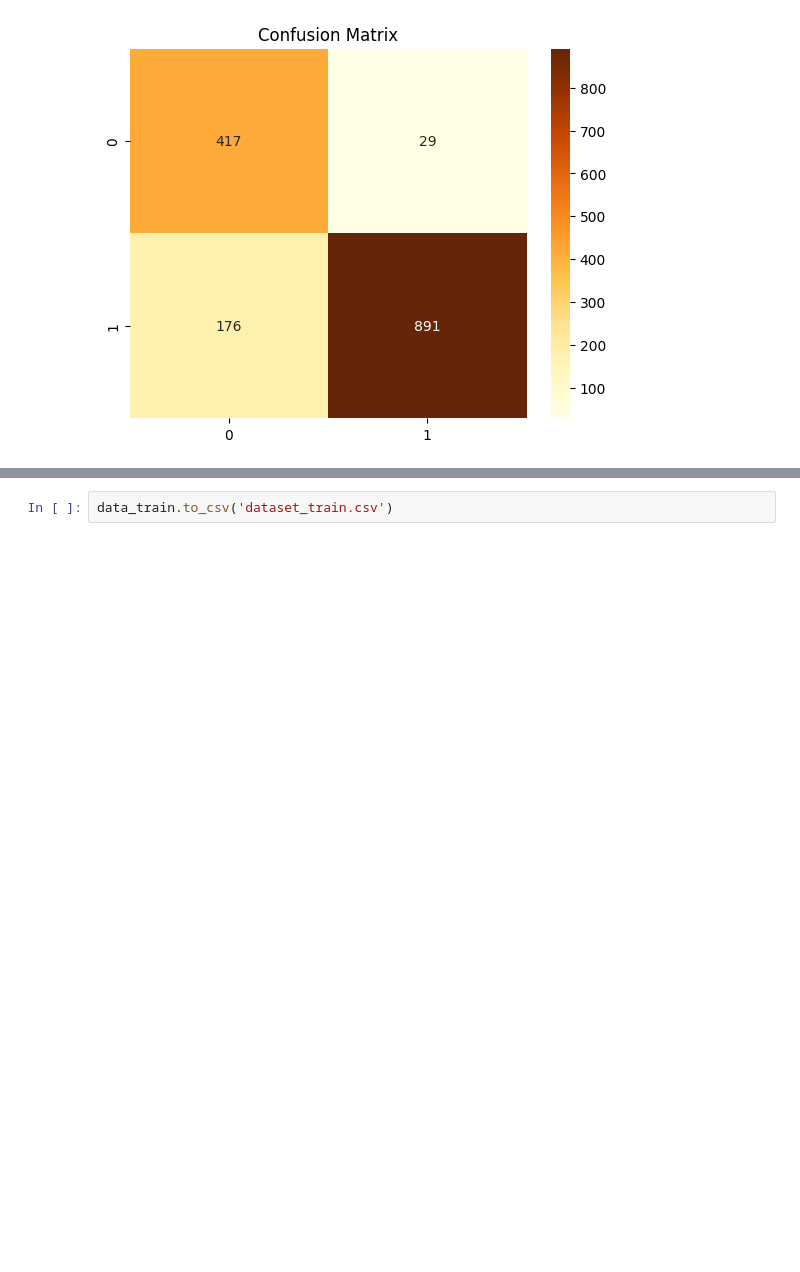
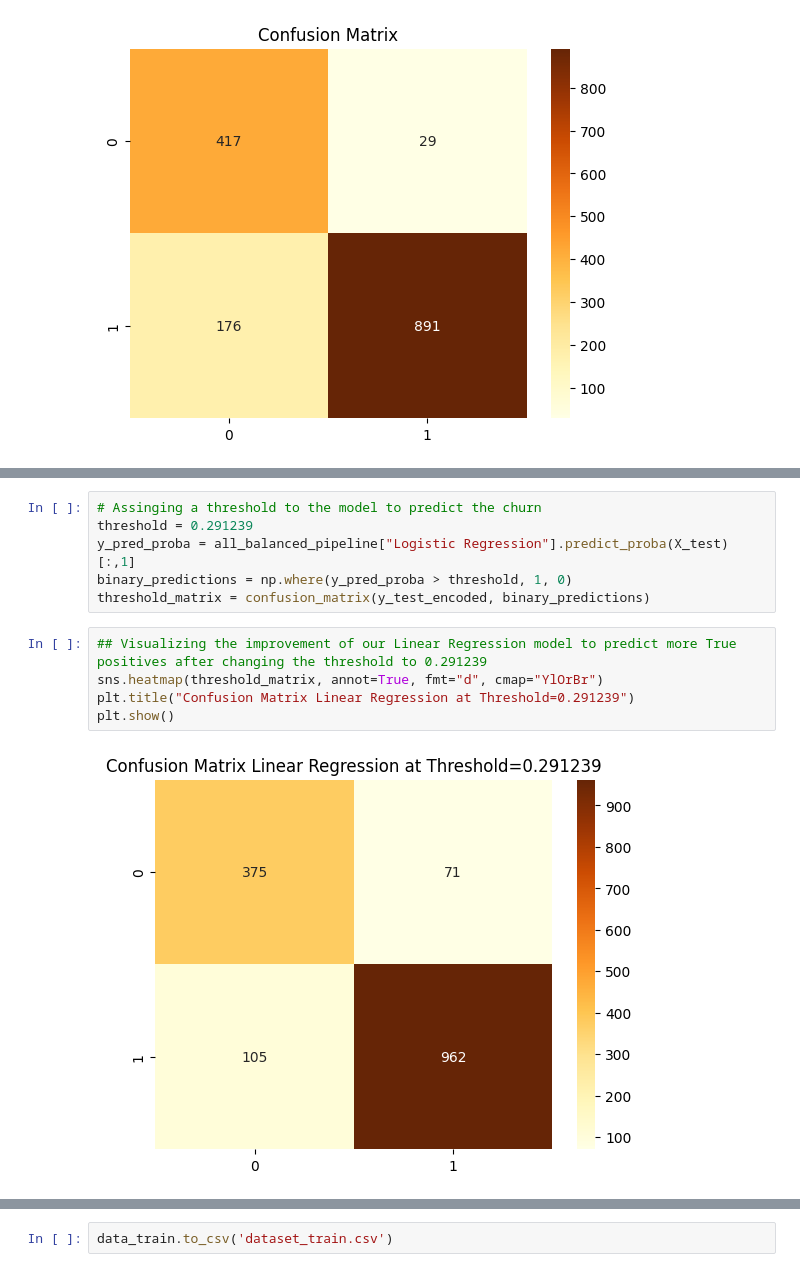
Before and after one commit to Marlon-were/Customer_Churn_Analysis, a Jupyter notebook: churn.ipynb, the cells around one changed output, grey strips where cells are left out. Drawn from its saved outputs; the diff is of its cells as text; blank space fills up the shorter version.

Commit message:
modified the churn notebook

```diff
--- a/churn.ipynb
+++ b/churn.ipynb
@@ -1133,0 +1152,13 @@ plt.show()
+# %%
+# Assinging a threshold to the model to predict the churn
+threshold = 0.291239
+y_pred_proba = all_balanced_pipeline["Logistic Regression"].predict_proba(X_test)[:,1]
+binary_predictions = np.where(y_pred_proba > threshold, 1, 0)
+threshold_matrix = confusion_matrix(y_test_encoded, binary_predictions)
+# %%
+## Visualizing the improvement of our Linear Regression model to predict more True positives after changing the threshold to 0.291239
+sns.heatmap(threshold_matrix, annot=True, fmt="d", cmap="YlOrBr")
+plt.title("Confusion Matrix Linear Regression at Threshold=0.291239")
+plt.show()
+# %% [output]
+[figure, added]
```
Also changed, not shown: parts of 14 cells of this notebook.
